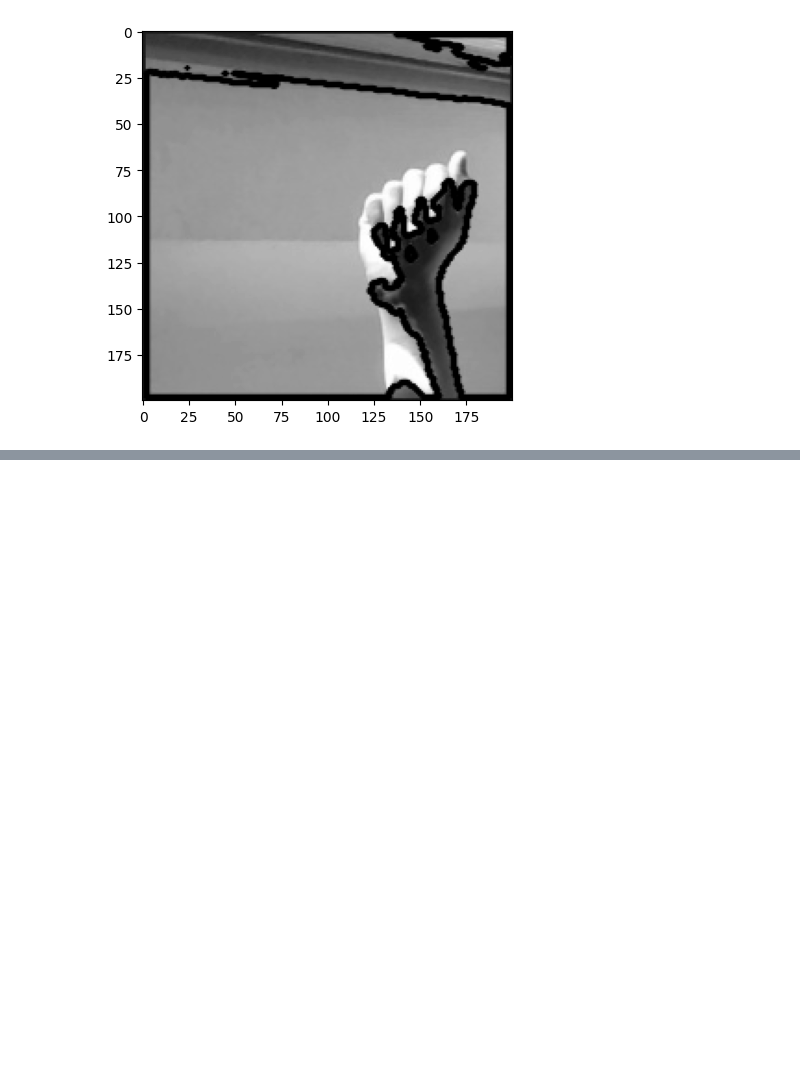
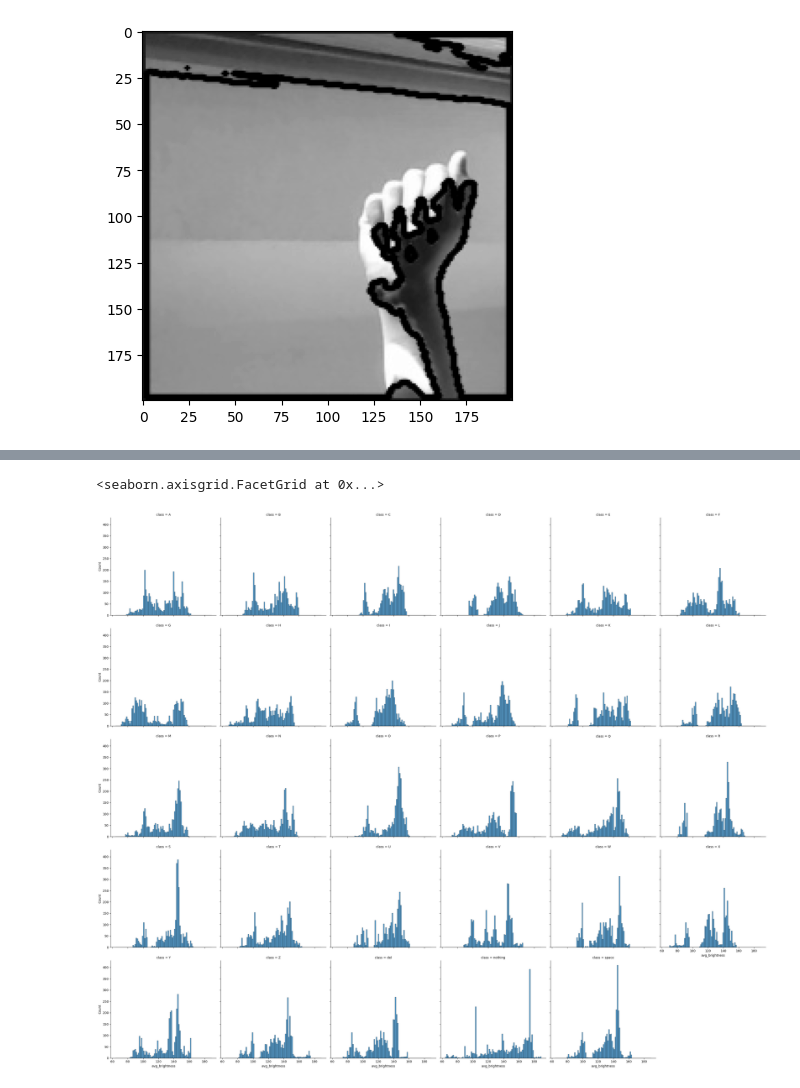
Before and after one commit to AlexHoangs/ASL-Recognition, a Jupyter notebook: eda.ipynb, the cells around one changed output, grey strips where cells are left out. Cells and saved outputs as stored; diff of their text form; code cells hidden in the pictures; blank space fills up the shorter version.

Commit message:
plot the brightness averages as histograms per class

```diff
--- a/eda.ipynb
+++ b/eda.ipynb
@@ -148,0 +132,3 @@ train_df
+# %%
+train_df = pd.read_csv("train_img_stats.csv")
+train_df
@@ -148,0 +149,6 @@ train_df
+# %%
+import seaborn as sns
+sns.displot(data=train_df, col='class', col_wrap=6, x='avg_brightness')
+# %% [output]
+<seaborn.axisgrid.FacetGrid at 0x...>
+[figure, added]
```
Also changed, not shown: parts of 6 cells of this notebook, 1 other file.
